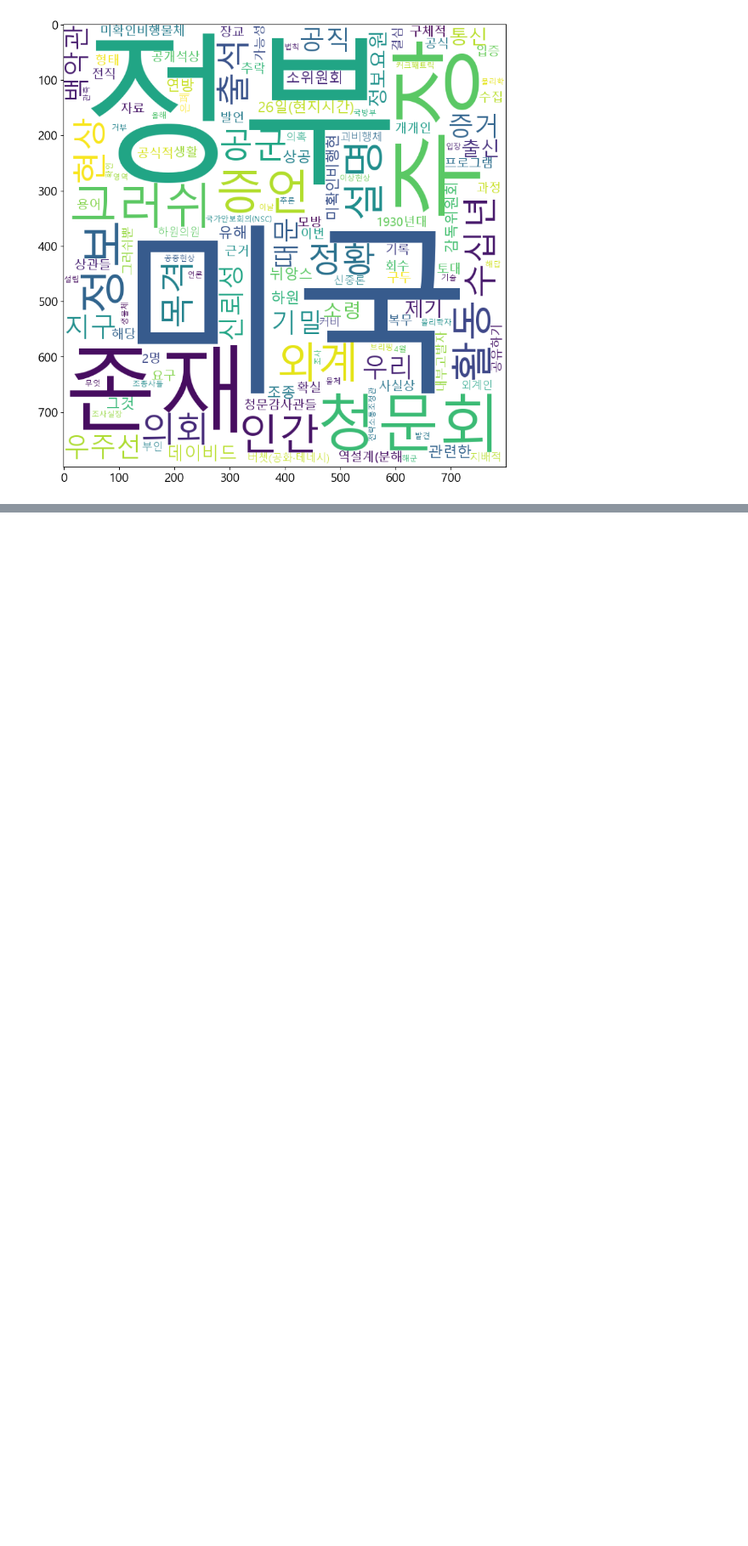
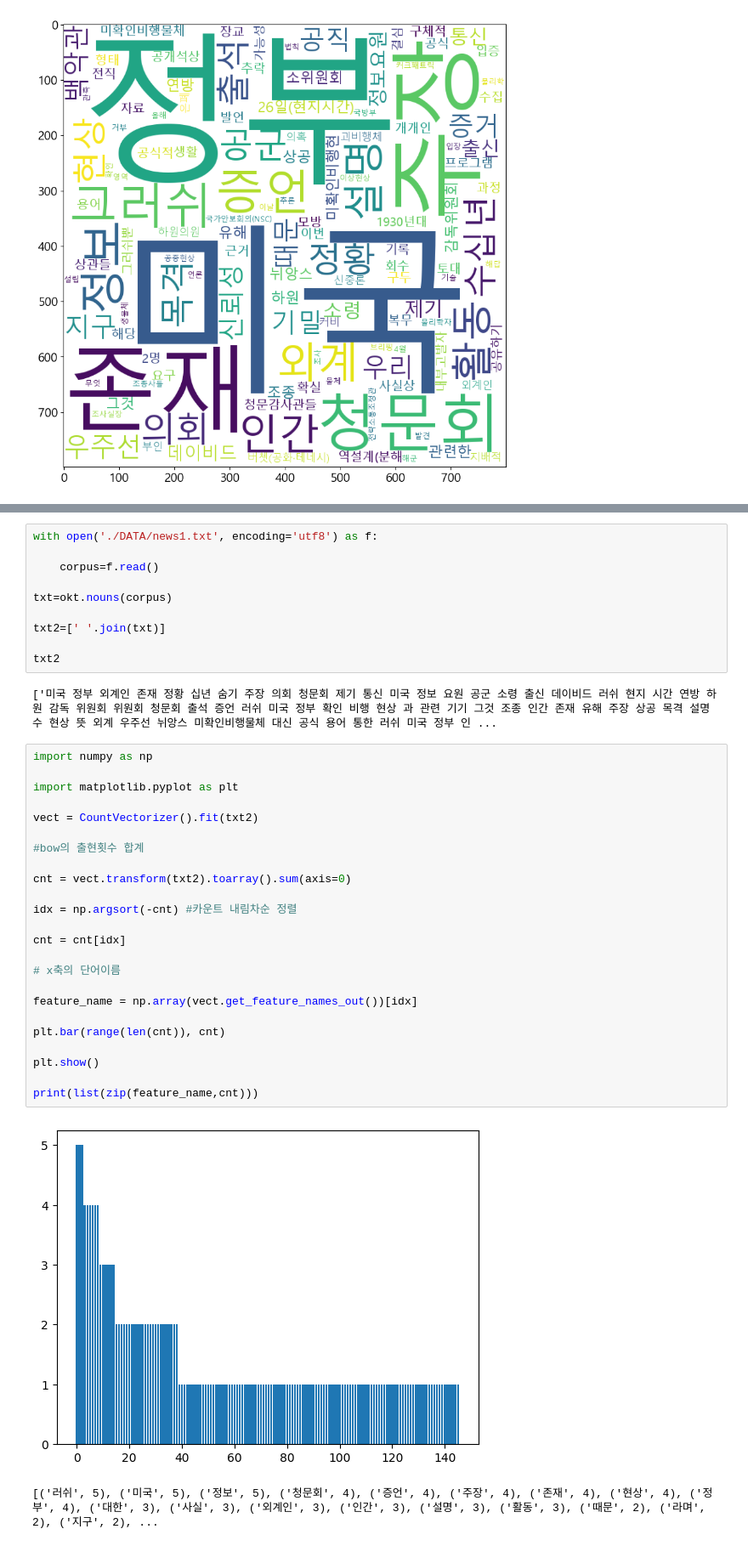
Before and after one commit to manki8908/Class_TJ_c22, a Jupyter notebook: python-텍스트마이닝.ipynb, the cells around one changed output, grey strips where cells are left out. Shown at 85% size. Saved outputs shown, nothing was run; the diff lists cells and outputs as text; blank space fills up the shorter version.

```diff
--- a/python-텍스트마이닝.ipynb
+++ b/python-텍스트마이닝.ipynb
@@ -1133,0 +1570,39 @@ plt.show()
+# %%
+with open('./DATA/news1.txt', encoding='utf8') as f:
+
+    corpus=f.read()
+
+txt=okt.nouns(corpus)
+
+txt2=[' '.join(txt)]
+
+txt2
+# %% [output]
+['미국 정부 외계인 존재 정황 십년 숨기 주장 의회 청문회 제기 통신 미국 정보 요원 공군 소령 출신 데이비드 러쉬 현지 시간 연방 하원 감독 위원회 위원회 청문회 출석 증언 러쉬 미국 정부 확인 비행 현상 과 관련 기기 그것 조종 인간 존재 유해 주장 상공 목격 설명 수 현상 뜻 외계 우주선 뉘앙스 미확인비행물체 대신 공식 용어 통한 러쉬 미국 정부 인 ...
+# %%
+import numpy as np
+
+import matplotlib.pyplot as plt
+
+vect = CountVectorizer().fit(txt2)
+
+#bow의 출현횟수 합계
+
+cnt = vect.transform(txt2).toarray().sum(axis=0)
+
+idx = np.argsort(-cnt) #카운트 내림차순 정렬
+
+cnt = cnt[idx]
+
+# x축의 단어이름
+
+feature_name = np.array(vect.get_feature_names_out())[idx]
+
+plt.bar(range(len(cnt)), cnt)
+
+plt.show()
+
+print(list(zip(feature_name,cnt)))
+# %% [output]
+[figure, added]
+[('러쉬', 5), ('미국', 5), ('정보', 5), ('청문회', 4), ('증언', 4), ('주장', 4), ('존재', 4), ('현상', 4), ('정부', 4), ('대한', 3), ('사실', 3), ('외계인', 3), ('인간', 3), ('설명', 3), ('활동', 3), ('때문', 2), ('라며', 2), ('지구', 2), ...
```
Also changed, not shown: parts of 146 cells of this notebook.
